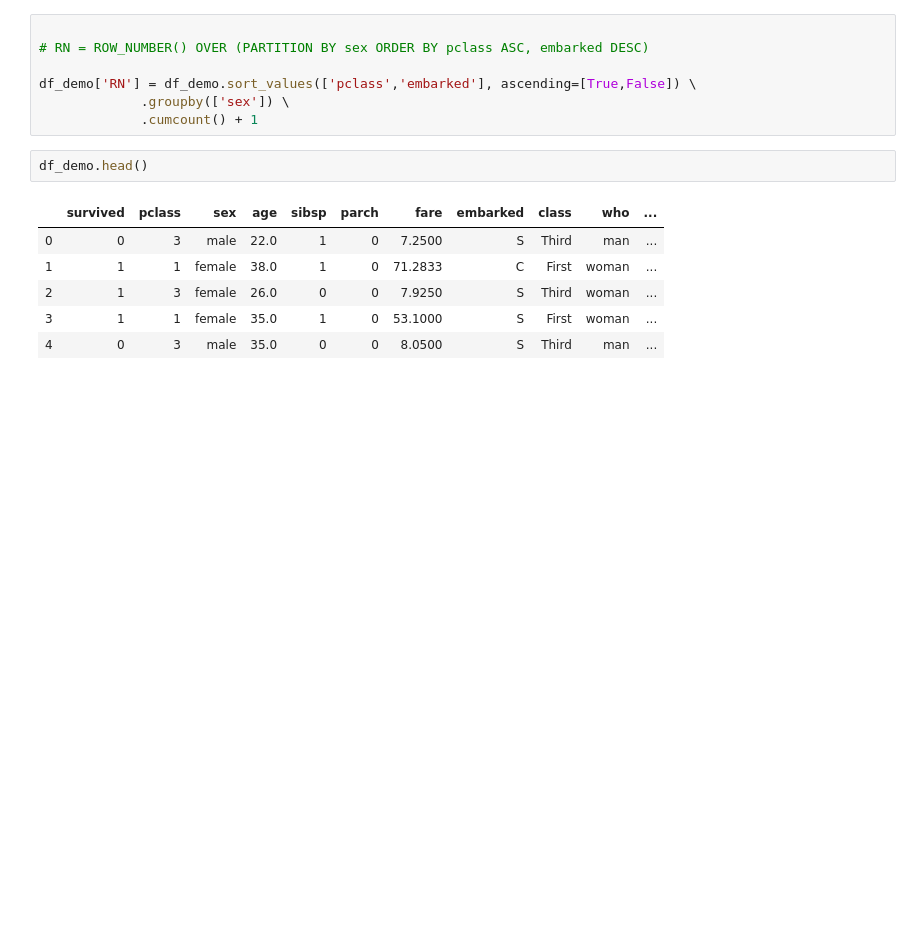
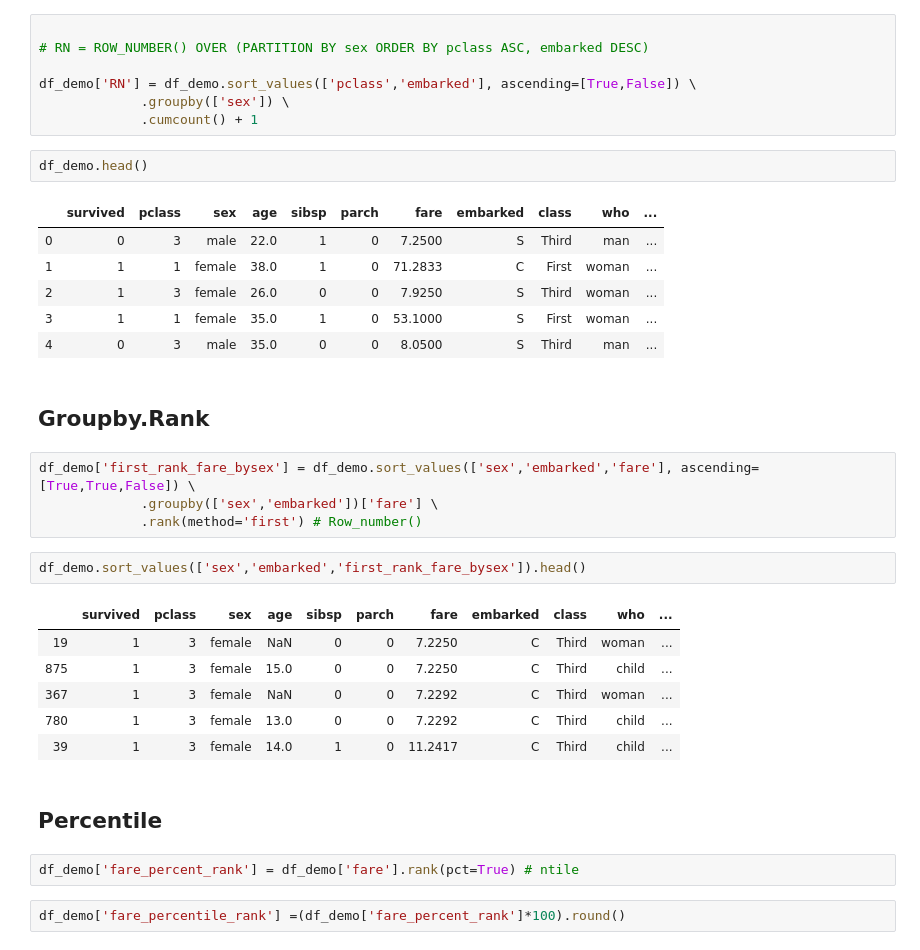
Before and after one commit to raysunau/python_data_analytics, a Jupyter notebook: Python_pandas_SQL.ipynb, the cells around one changed output. Drawn from its saved outputs; the diff is of its cells as text; blank space fills up the shorter version.

Commit message:
add groupby.rank

```diff
--- a/Python_pandas_SQL.ipynb
+++ b/Python_pandas_SQL.ipynb
@@ -206,3 +206,24 @@ df_demo.head()
 | 2 | 1 | 3 | female | 26.0 | 0 | 0 | 7.9250 | S | Third | woman | ... |
 | 3 | 1 | 1 | female | 35.0 | 1 | 0 | 53.1000 | S | First | woman | ... |
 | 4 | 0 | 3 | male | 35.0 | 0 | 0 | 8.0500 | S | Third | man | ... |
+# %% [markdown]
+## Groupby.Rank
+# %%
+df_demo['first_rank_fare_bysex'] = df_demo.sort_values(['sex','embarked','fare'], ascending=[True,True,False]) \
+             .groupby(['sex','embarked'])['fare'] \
+             .rank(method='first') # Row_number()
+# %%
+df_demo.sort_values(['sex','embarked','first_rank_fare_bysex']).head()
+# %% [output]
+|  | survived | pclass | sex | age | sibsp | parch | fare | embarked | class | who | ... |
+| 19 | 1 | 3 | female | NaN | 0 | 0 | 7.2250 | C | Third | woman | ... |
+| 875 | 1 | 3 | female | 15.0 | 0 | 0 | 7.2250 | C | Third | child | ... |
+| 367 | 1 | 3 | female | NaN | 0 | 0 | 7.2292 | C | Third | woman | ... |
+| 780 | 1 | 3 | female | 13.0 | 0 | 0 | 7.2292 | C | Third | child | ... |
+| 39 | 1 | 3 | female | 14.0 | 1 | 0 | 11.2417 | C | Third | child | ... |
+# %% [markdown]
+## Percentile
+# %%
+df_demo['fare_percent_rank'] = df_demo['fare'].rank(pct=True) # ntile
+# %%
+df_demo['fare_percentile_rank'] =(df_demo['fare_percent_rank']*100).round()
```
Also changed, not shown: parts of 3 cells of this notebook.
